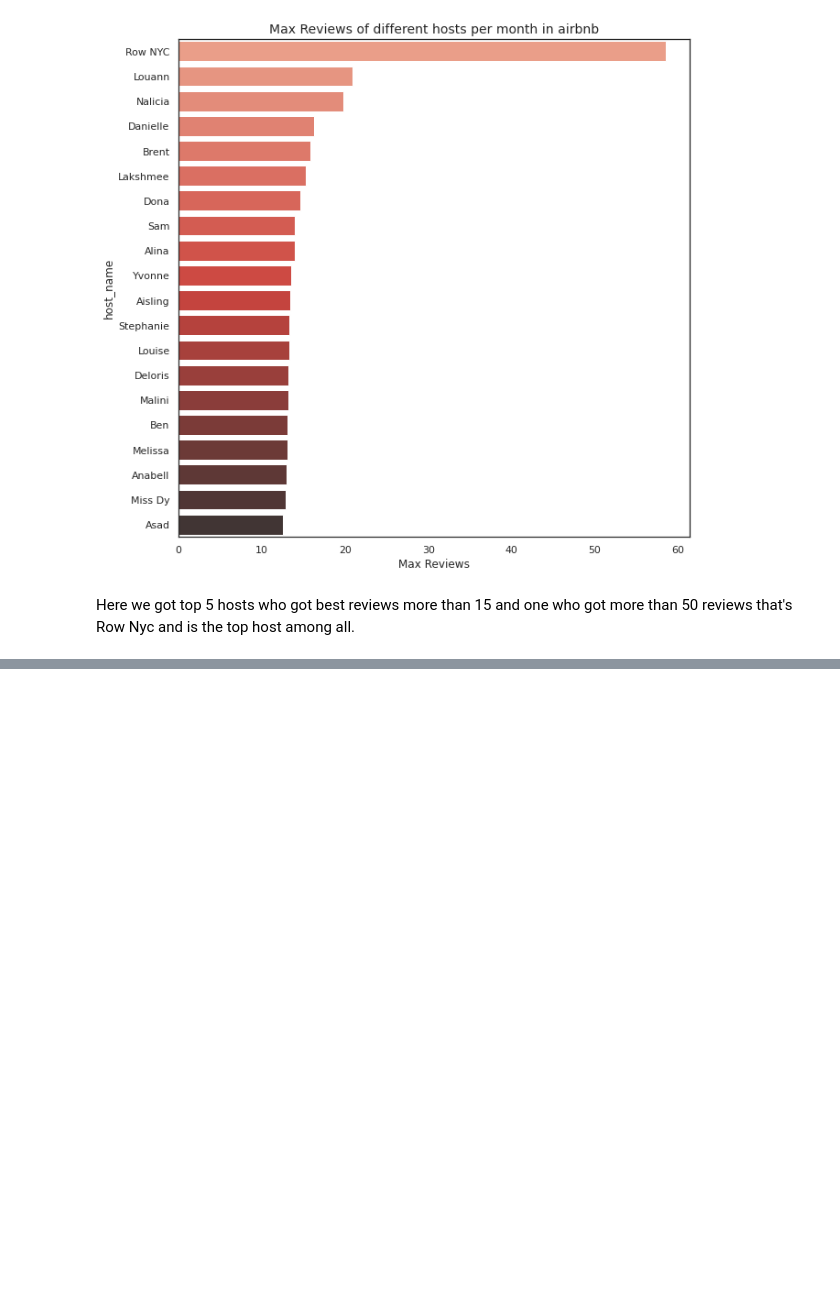
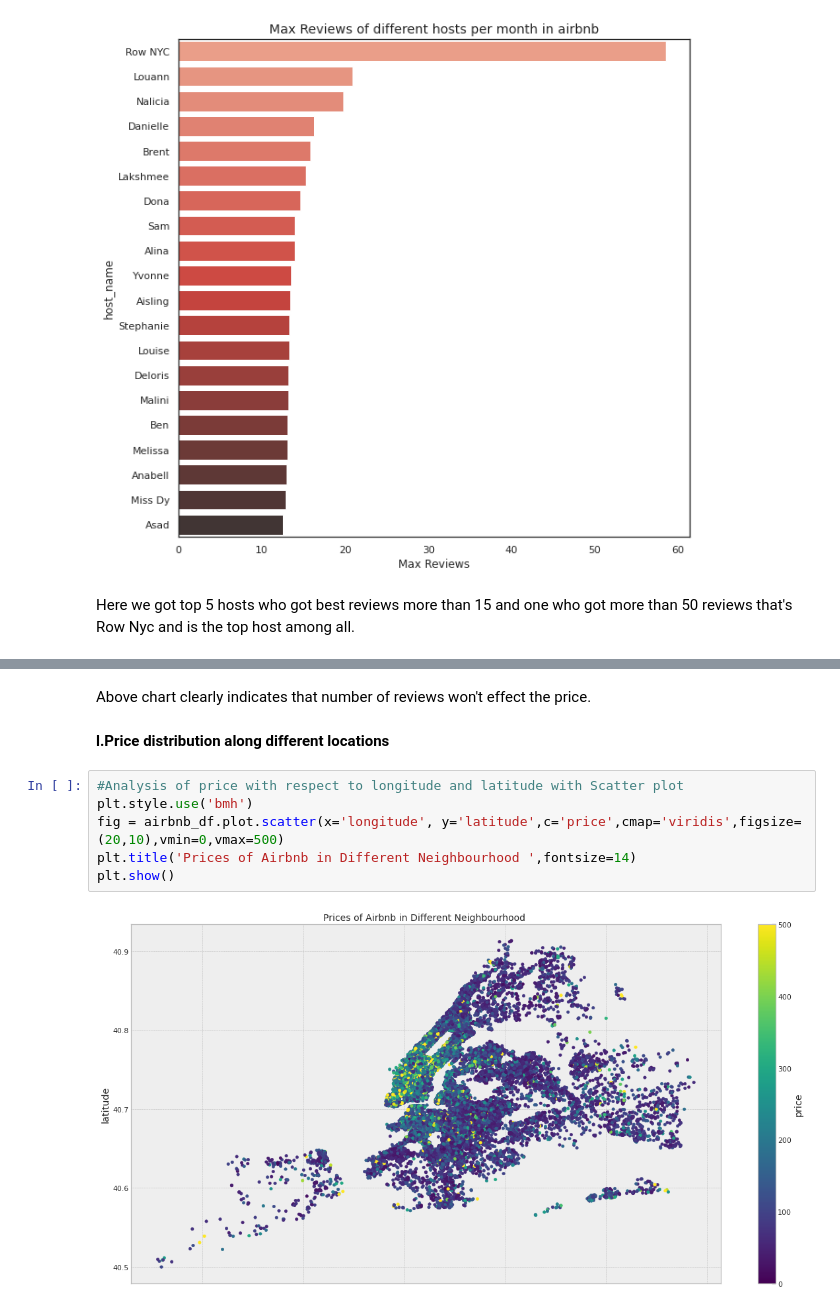
Before and after one commit to ShabuddinDhafedar/Airbnb-Bookings-Analysis, a Jupyter notebook: Airbnb_Bookings_Analysis_Capstone_Project(shabuddin).ipynb, the cells around one changed output, grey strips where cells are left out. Cells and saved outputs as stored; diff of their text form; blank space fills up the shorter version.

```diff
--- a/Airbnb_Bookings_Analysis_Capstone_Project(shabuddin).ipynb
+++ b/Airbnb_Bookings_Analysis_Capstone_Project(shabuddin).ipynb
@@ -528,0 +613,12 @@ Here we got top 5 hosts who got best reviews more than 15 and one who got more t
+# %% [markdown]
+Above chart clearly indicates that number of reviews won't effect the price.
+# %% [markdown]
+**l.Price distribution along different locations**
+# %%
+#Analysis of price with respect to longitude and latitude with Scatter plot
+plt.style.use('bmh')
+fig = airbnb_df.plot.scatter(x='longitude', y='latitude',c='price',cmap='viridis',figsize=(20,10),vmin=0,vmax=500)
+plt.title('Prices of Airbnb in Different Neighbourhood ',fontsize=14)
+plt.show()
+# %% [output]
+[figure, added]
```
Also changed, not shown: parts of 15 cells of this notebook.
